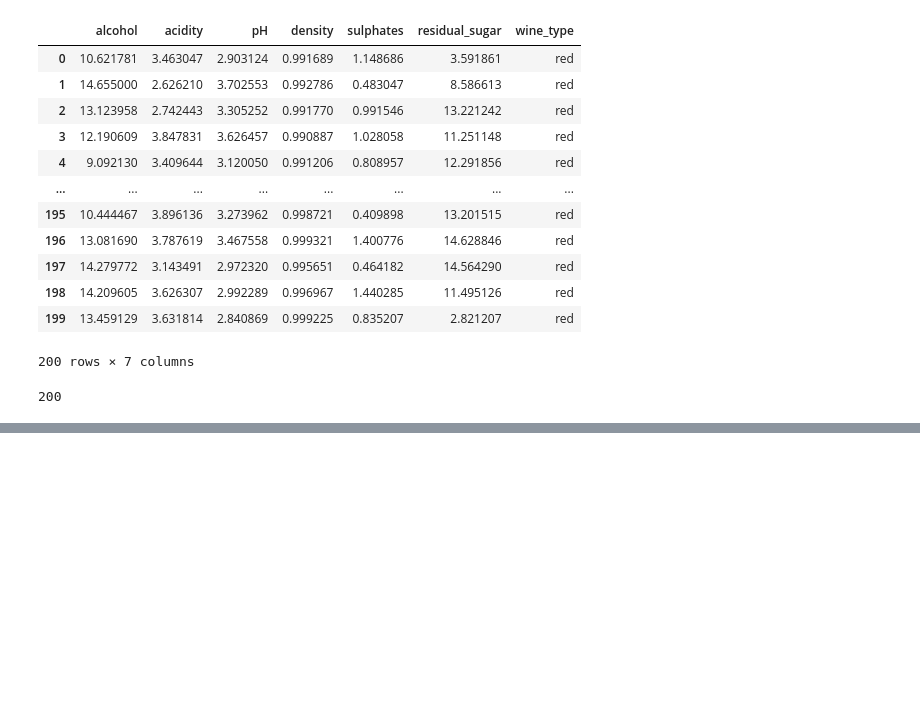
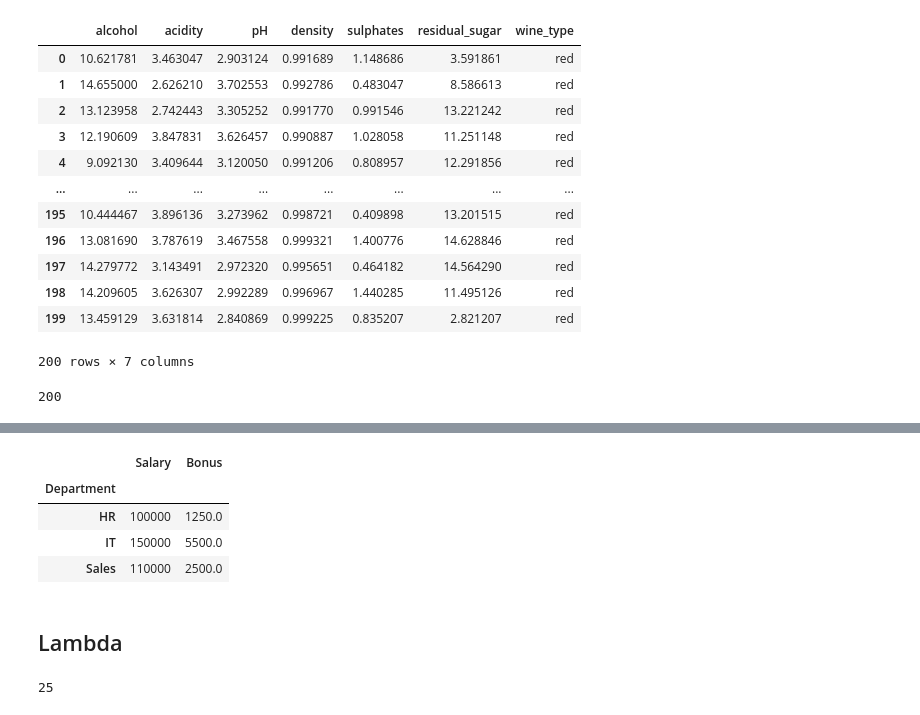
Before and after one commit to akshithreddy502/LogicMojo-AI-ML-Jan26-Akshith, a Jupyter notebook: practice/day-03-pandas.ipynb, the cells around one changed output, grey strips where cells are left out. Cells and saved outputs as stored; diff of their text form; code cells hidden in the pictures; blank space fills up the shorter version.

```diff
--- a/practice/day-03-pandas.ipynb
+++ b/practice/day-03-pandas.ipynb
@@ -634,3 +634,14 @@ df_wine[df_wine["wine_type"] == "red"]
 len(df_wine[df_wine["wine_type"] == "red"])
 # %% [output]
 200
+# %%
+import pandas as pd
+
+data = {
+    'Department': ['Sales', 'Sales', 'HR', 'HR', 'IT', 'IT'],
+    'Salary': [50000, 60000, 45000, 55000, 70000, 80000],
+    'Bonus': [2000, 3000, 1000, 1500, 5000, 6000]
+}
+
+df = pd.DataFrame(data)
+print(df)
@@ -636,0 +656,13 @@ len(df_wine[df_wine["wine_type"] == "red"])
+# %%
+df.groupby('Department').agg({
+    'Salary': 'sum',
+    'Bonus': 'mean'
+})
+# %% [output]
+|  | Salary | Bonus |
+| Department |  |  |
+| HR | 100000 | 1250.0 |
+| IT | 150000 | 5500.0 |
+| Sales | 110000 | 2500.0 |
+# %% [markdown]
+## Lambda
@@ -636,0 +674,4 @@ len(df_wine[df_wine["wine_type"] == "red"])
+# %%
+square_lambda(5)
+# %% [output]
+25
```
Also changed, not shown: parts of 3 cells of this notebook, 3 other files.
